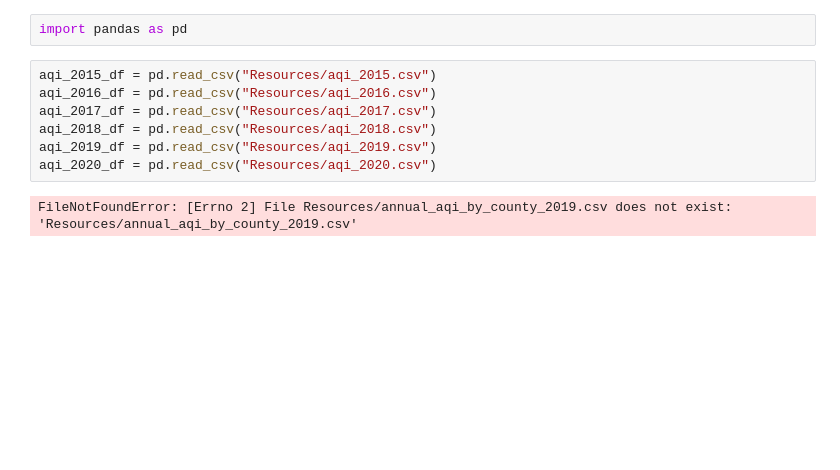
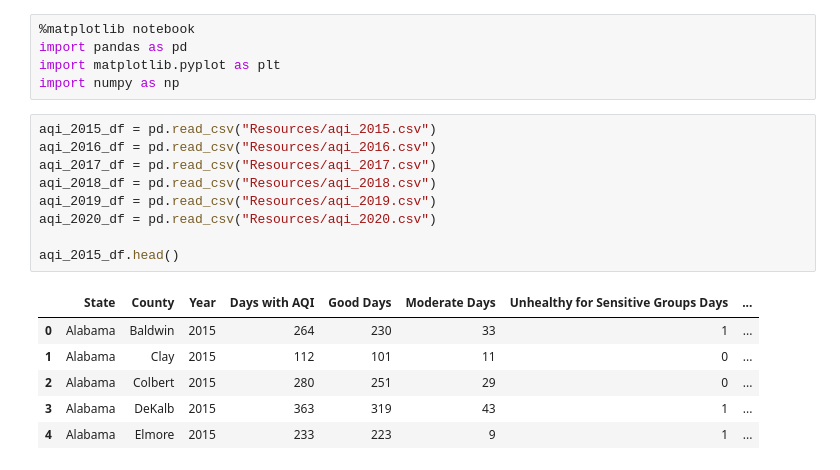
Before and after one commit to shaff183/project-1, a Jupyter notebook: main.ipynb, the cells around one changed output. Cells and saved outputs as stored; diff of their text form; blank space fills up the shorter version.

```diff
--- a/main.ipynb
+++ b/main.ipynb
@@ -1,11 +1,21 @@
-# %%
-import pandas as pd
+# %%
+%matplotlib notebook
+import pandas as pd
+import matplotlib.pyplot as plt
+import numpy as np
 # %%
 aqi_2015_df = pd.read_csv("Resources/aqi_2015.csv")
 aqi_2016_df = pd.read_csv("Resources/aqi_2016.csv")
 aqi_2017_df = pd.read_csv("Resources/aqi_2017.csv")
 aqi_2018_df = pd.read_csv("Resources/aqi_2018.csv")
 aqi_2019_df = pd.read_csv("Resources/aqi_2019.csv")
 aqi_2020_df = pd.read_csv("Resources/aqi_2020.csv")
+
+aqi_2015_df.head()
 # %% [output]
-FileNotFoundError: [Errno 2] File Resources/annual_aqi_by_county_2019.csv does not exist: 'Resources/annual_aqi_by_county_2019.csv'
+|  | State | County | Year | Days with AQI | Good Days | Moderate Days | Unhealthy for Sensitive Groups Days | ... |
+| 0 | Alabama | Baldwin | 2015 | 264 | 230 | 33 | 1 | ... |
+| 1 | Alabama | Clay | 2015 | 112 | 101 | 11 | 0 | ... |
+| 2 | Alabama | Colbert | 2015 | 280 | 251 | 29 | 0 | ... |
+| 3 | Alabama | DeKalb | 2015 | 363 | 319 | 43 | 1 | ... |
+| 4 | Alabama | Elmore | 2015 | 233 | 223 | 9 | 1 | ... |
```
Also changed, not shown: parts of 9 cells of this notebook, 7 other files.
